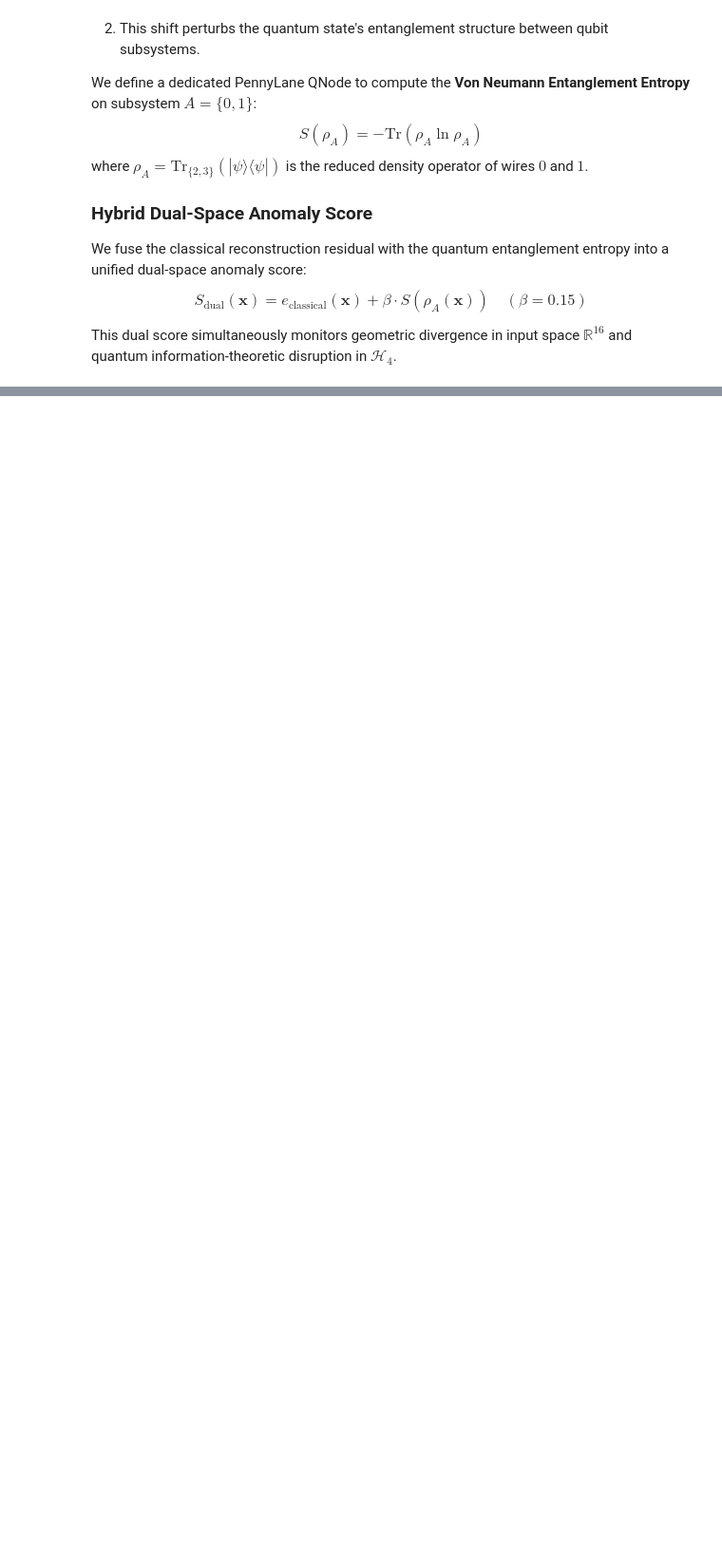
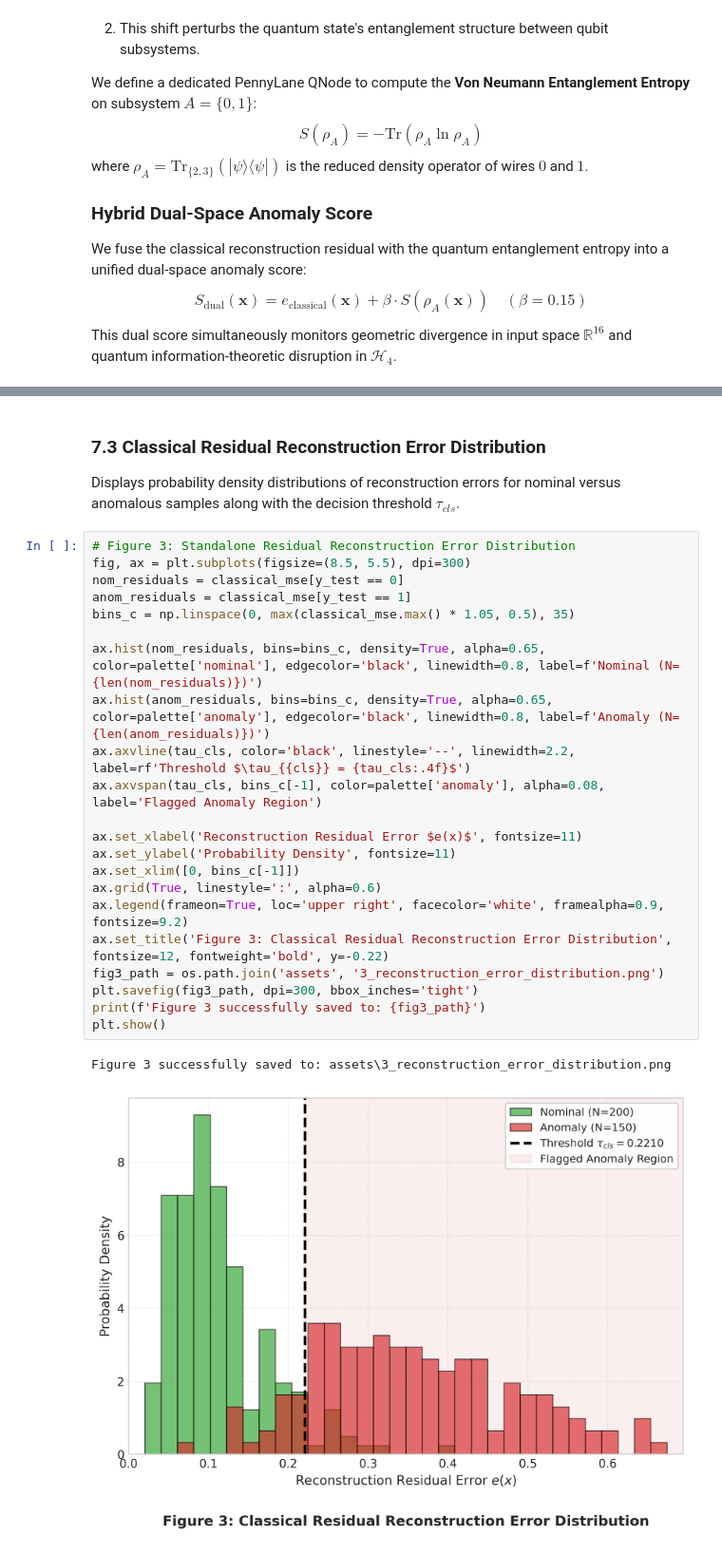
Before and after one commit to harish-k-harish/HQCAE-Anomaly-Detection, a Jupyter notebook: hqcae_experiment.ipynb, the cells around one changed output, grey strips where cells are left out. Shown at 95% size. Cells and saved outputs as stored; diff of their text form; blank space fills up the shorter version.

```diff
--- a/hqcae_experiment.ipynb
+++ b/hqcae_experiment.ipynb
@@ -589,0 +561,28 @@ High-resolution 4-panel comparison figure successfully saved to: assets\hqcae_ex
+# %% [markdown]
+### 7.3 Classical Residual Reconstruction Error Distribution
+Displays probability density distributions of reconstruction errors for nominal versus anomalous samples along with the decision threshold $\tau_{cls}$.
+# %%
+# Figure 3: Standalone Residual Reconstruction Error Distribution
+fig, ax = plt.subplots(figsize=(8.5, 5.5), dpi=300)
+nom_residuals = classical_mse[y_test == 0]
+anom_residuals = classical_mse[y_test == 1]
+bins_c = np.linspace(0, max(classical_mse.max() * 1.05, 0.5), 35)
+
+ax.hist(nom_residuals, bins=bins_c, density=True, alpha=0.65, color=palette['nominal'], edgecolor='black', linewidth=0.8, label=f'Nominal (N={len(nom_residuals)})')
+ax.hist(anom_residuals, bins=bins_c, density=True, alpha=0.65, color=palette['anomaly'], edgecolor='black', linewidth=0.8, label=f'Anomaly (N={len(anom_residuals)})')
+ax.axvline(tau_cls, color='black', linestyle='--', linewidth=2.2, label=rf'Threshold $\tau_{{cls}} = {tau_cls:.4f}$')
+ax.axvspan(tau_cls, bins_c[-1], color=palette['anomaly'], alpha=0.08, label='Flagged Anomaly Region')
+
+ax.set_xlabel('Reconstruction Residual Error $e(x)$', fontsize=11)
+ax.set_ylabel('Probability Density', fontsize=11)
+ax.set_xlim([0, bins_c[-1]])
+ax.grid(True, linestyle=':', alpha=0.6)
+ax.legend(frameon=True, loc='upper right', facecolor='white', framealpha=0.9, fontsize=9.2)
+ax.set_title('Figure 3: Classical Residual Reconstruction Error Distribution', fontsize=12, fontweight='bold', y=-0.22)
+fig3_path = os.path.join('assets', '3_reconstruction_error_distribution.png')
+plt.savefig(fig3_path, dpi=300, bbox_inches='tight')
+print(f'Figure 3 successfully saved to: {fig3_path}')
+plt.show()
+# %% [output]
+Figure 3 successfully saved to: assets\3_reconstruction_error_distribution.png
+[figure, added]
```
Also changed, not shown: parts of 16 cells of this notebook, 9 other files.
